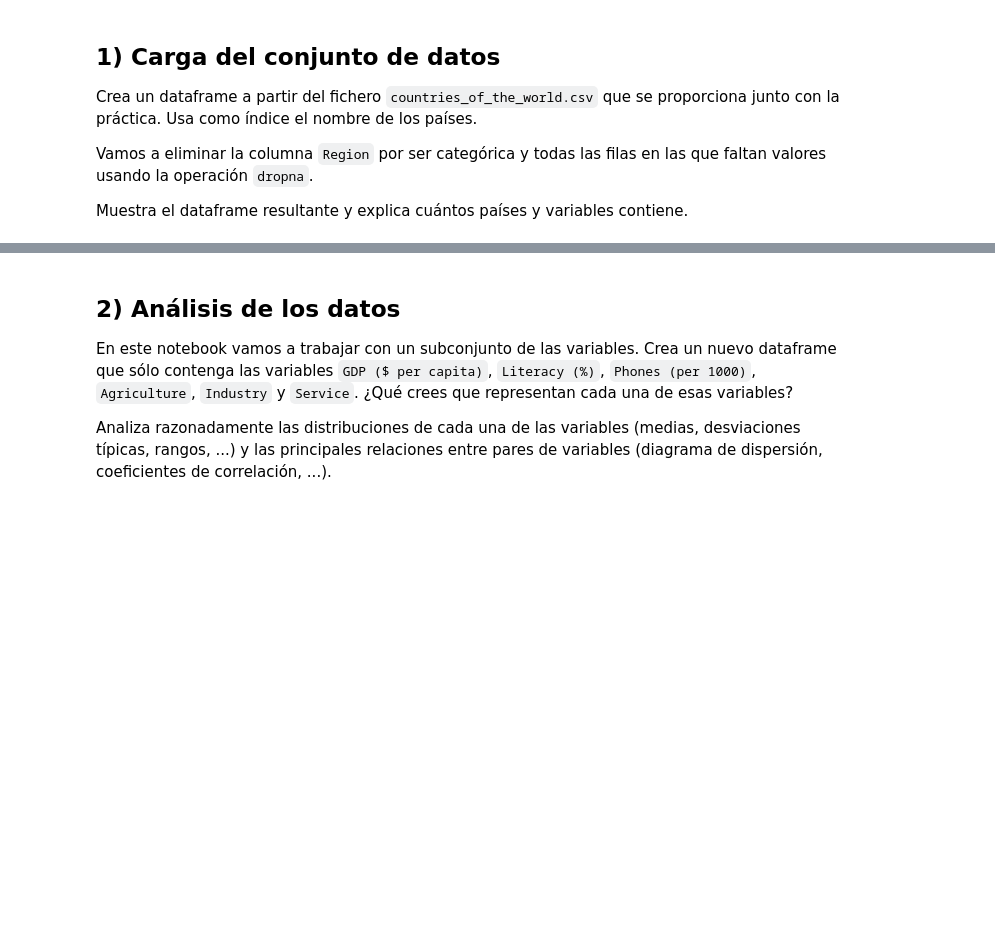
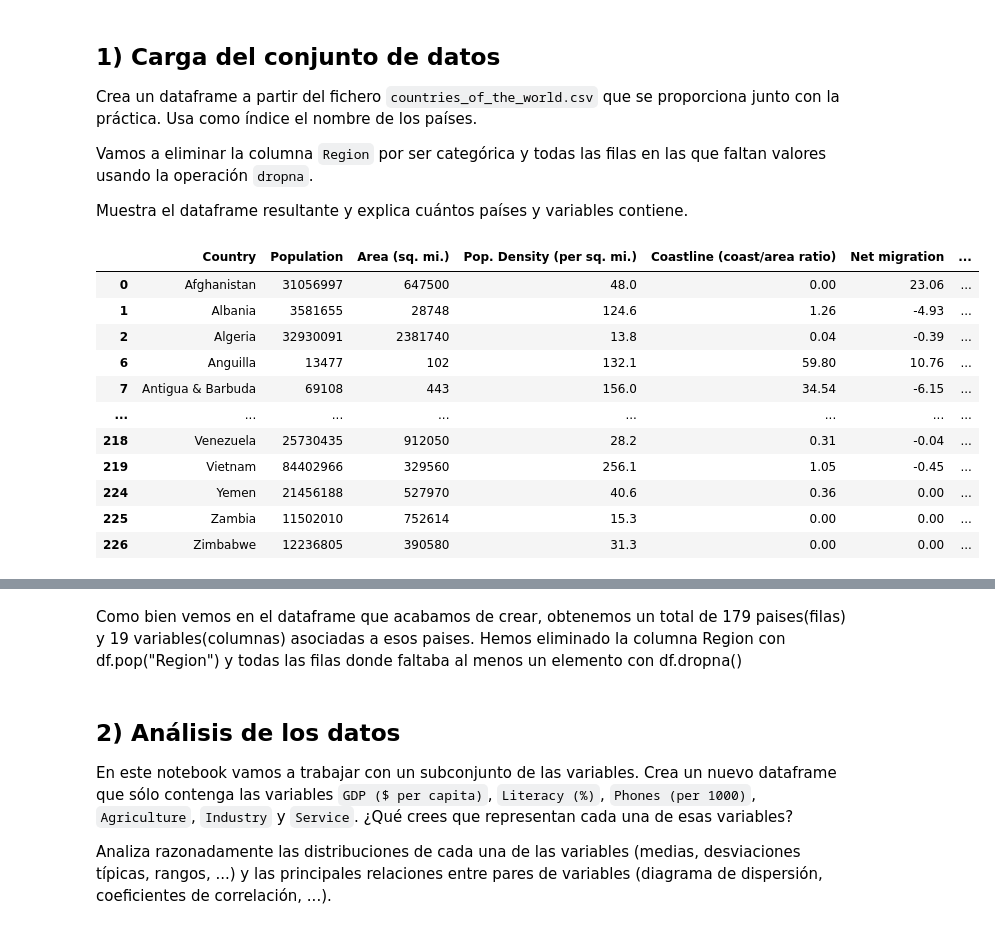
Before and after one commit to jesusmoraleda/IA, a Jupyter notebook: Aprendizaje automatico/P1_clustering.ipynb, the cells around one changed output, grey strips where cells are left out. Saved outputs shown, nothing was run; the diff lists cells and outputs as text; code cells hidden in the pictures; blank space fills up the shorter version.

```diff
--- a/Aprendizaje automatico/P1_clustering.ipynb
+++ b/Aprendizaje automatico/P1_clustering.ipynb
@@ -25,8 +25,19 @@ Muestra el dataframe resultante y explica cuántos países y variables contiene.
 # %%
 import pandas as pd
 df = pd.read_csv('countries_of_the_world.csv')
-df.set_index("Nombre")
-df.drop(['Region'], axis=1)/*axis=0 fila; axis = 1 columna*/
+df.set_index("Country")
+df.pop("Region")
 df.dropna()
-print(df)
 # %% [output]
+|  | Country | Population | Area (sq. mi.) | Pop. Density (per sq. mi.) | Coastline (coast/area ratio) | Net migration | ... |
+| 0 | Afghanistan | 31056997 | 647500 | 48.0 | 0.00 | 23.06 | ... |
+| 1 | Albania | 3581655 | 28748 | 124.6 | 1.26 | -4.93 | ... |
+| 2 | Algeria | 32930091 | 2381740 | 13.8 | 0.04 | -0.39 | ... |
+| 6 | Anguilla | 13477 | 102 | 132.1 | 59.80 | 10.76 | ... |
+| 7 | Antigua & Barbuda | 69108 | 443 | 156.0 | 34.54 | -6.15 | ... |
+| ... | ... | ... | ... | ... | ... | ... | ... |
+| 218 | Venezuela | 25730435 | 912050 | 28.2 | 0.31 | -0.04 | ... |
+| 219 | Vietnam | 84402966 | 329560 | 256.1 | 1.05 | -0.45 | ... |
+| 224 | Yemen | 21456188 | 527970 | 40.6 | 0.36 | 0.00 | ... |
+| 225 | Zambia | 11502010 | 752614 | 15.3 | 0.00 | 0.00 | ... |
+| 226 | Zimbabwe | 12236805 | 390580 | 31.3 | 0.00 | 0.00 | ... |
@@ -34,3 +45,5 @@ SyntaxError: invalid syntax (<ipython-input-1-7503bc3fc9a2>, line 4)
+# %% [markdown]
+Como bien vemos en el dataframe que acabamos de crear, obtenemos un total de 179 paises(filas) y 19 variables(columnas) asociadas a esos paises. Hemos eliminado la columna Region con df.pop("Region") y todas las filas donde faltaba al menos un elemento con df.dropna()
 # %% [markdown]
 ## 2) Análisis de los datos
 
```
Also changed, not shown: parts of 13 cells of this notebook.
